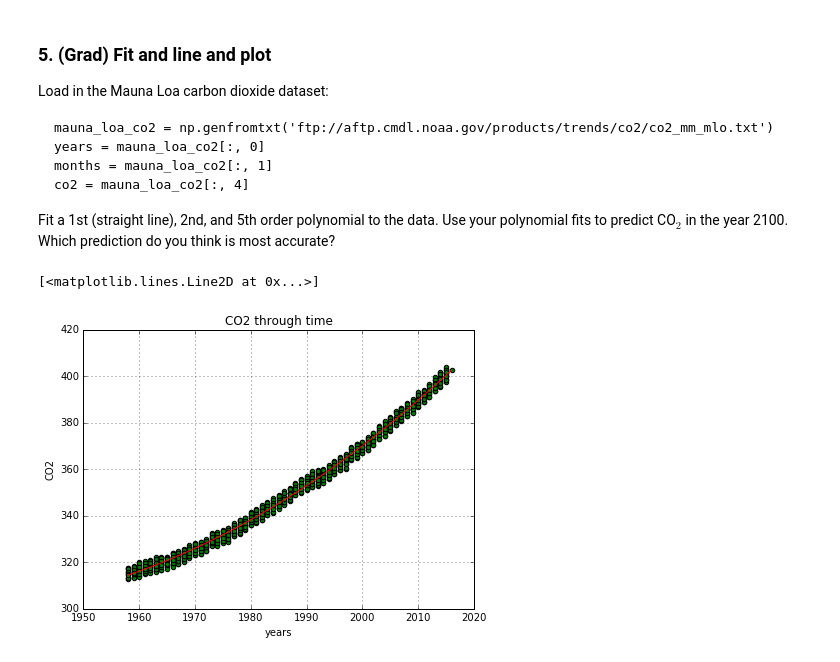
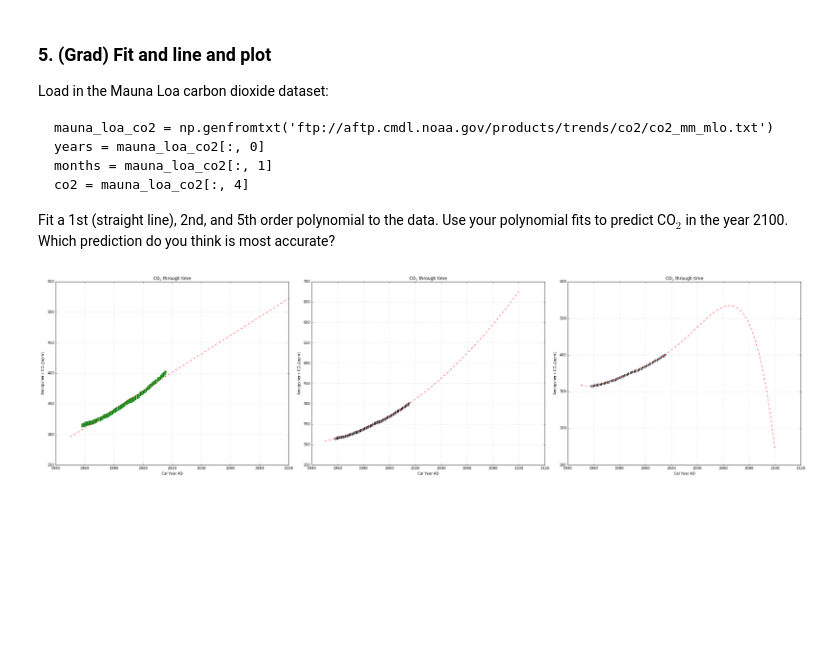
Before and after one commit to johntamu/python4geosciences-hw, a Jupyter notebook: hw04-solutions.ipynb, the cells around one changed output. Cells and saved outputs as stored; diff of their text form; code cells hidden in the pictures; blank space fills up the shorter version.

```diff
--- a/hw04-solutions.ipynb
+++ b/hw04-solutions.ipynb
@@ -146,22 +148,50 @@ Load in the Mauna Loa carbon dioxide dataset:
 
 
 Fit a 1st (straight line), 2nd, and 5th order polynomial to the data. Use your polynomial fits to predict CO$_2$ in the year 2100. Which prediction do you think is most accurate?
-# %%
-mauna_loa_co2 = np.genfromtxt('ftp://aftp.cmdl.noaa.gov/products/trends/co2/co2_mm_mlo.txt')
-years = mauna_loa_co2[:, 0]
-months = mauna_loa_co2[:, 1]
-co2 = mauna_loa_co2[:, 4]
-
-fig = plt.figure(figsize=(7,5))
-ax = fig.add_subplot(1,1,1)
-ax.set_xlabel('years')
-ax.set_ylabel('CO2')
-ax.set_title('CO2 through time')
-m, b, c = np.polyfit(years,co2,2)
-ax.scatter(years, co2, s=20, c='green')
-ax.grid()
-ax.plot(years, m*years**2+b*years+c, color='red')
-# %% [output]
-[<matplotlib.lines.Line2D at 0x...>]
-[figure, removed]
+# %%
+mauna_loa_co2 = np.genfromtxt('ftp://aftp.cmdl.noaa.gov/products/trends/co2/co2_mm_mlo.txt')
+years = mauna_loa_co2[:, 0]
+months = mauna_loa_co2[:, 1]
+co2 = mauna_loa_co2[:, 4]
+
+fig = plt.figure(figsize=(30,8))
+ax = fig.add_subplot(1,3,1)
+ax.set_xlabel('Cal Year AD')
+ax.set_ylabel('Amotpsheric CO$_{2}$ [ppm]')
+ax.set_title('CO$_{2}$ through time')
+
+ax2 = fig.add_subplot(1,3,2)
+ax2.set_xlabel('Cal Year AD')
+ax2.set_ylabel('Amotpsheric CO$_{2}$ [ppm]')
+ax2.set_title('CO$_{2}$ through time')
+
+ax3 = fig.add_subplot(1,3,3)
+ax3.set_xlabel('Cal Year AD')
+ax3.set_ylabel('Amotpsheric CO$_{2}$ [ppm]')
+ax3.set_title('CO$_{2}$ through time')
+
+# Polynomial line fitting
+pf1 = np.polyfit(years, co2, 1) # 1st deg polynomial fit
+u = np.linspace(1950,2100)
+v = np.polyval(pf1,u)
+
+pf2 = np.polyfit(years, co2, 2) # 2nd deg polynonial fit
+q = np.polyval(pf2,u)
+
+pf5 = np.polyfit(years, co2, 5) # 5th deg polynomial fit
+r = np.polyval(pf5,u)
+
+# Scatter plot with polynomial fit
+ax.plot(years, co2, '.', color='green')
+ax.plot(u,v,'r--')
+ax.grid(lw=0.25)
+ax2.scatter(years, co2, s=1, c='green', alpha=1, edgecolor='black')
+ax2.plot(u,q,'r--')
+ax2.grid(lw=0.25)
+ax3.scatter(years, co2, s=0.5, c='green')
+ax3.plot(u,r,'r--')
+ax3.grid(lw=0.25)
+fig.tight_layout()
+# %% [output]
+[figure, added]
 # %% [markdown]
```
Also changed, not shown: parts of 3 cells of this notebook.
